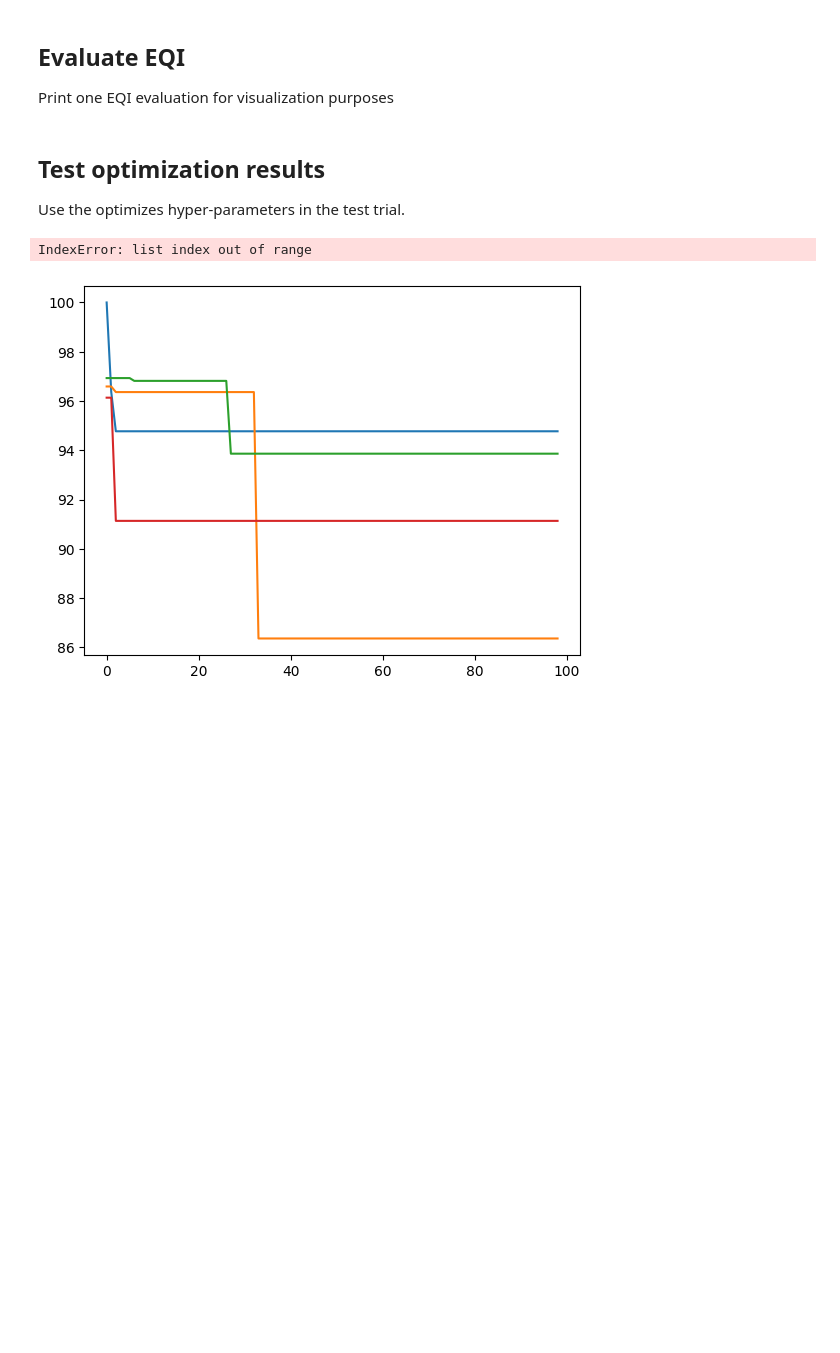
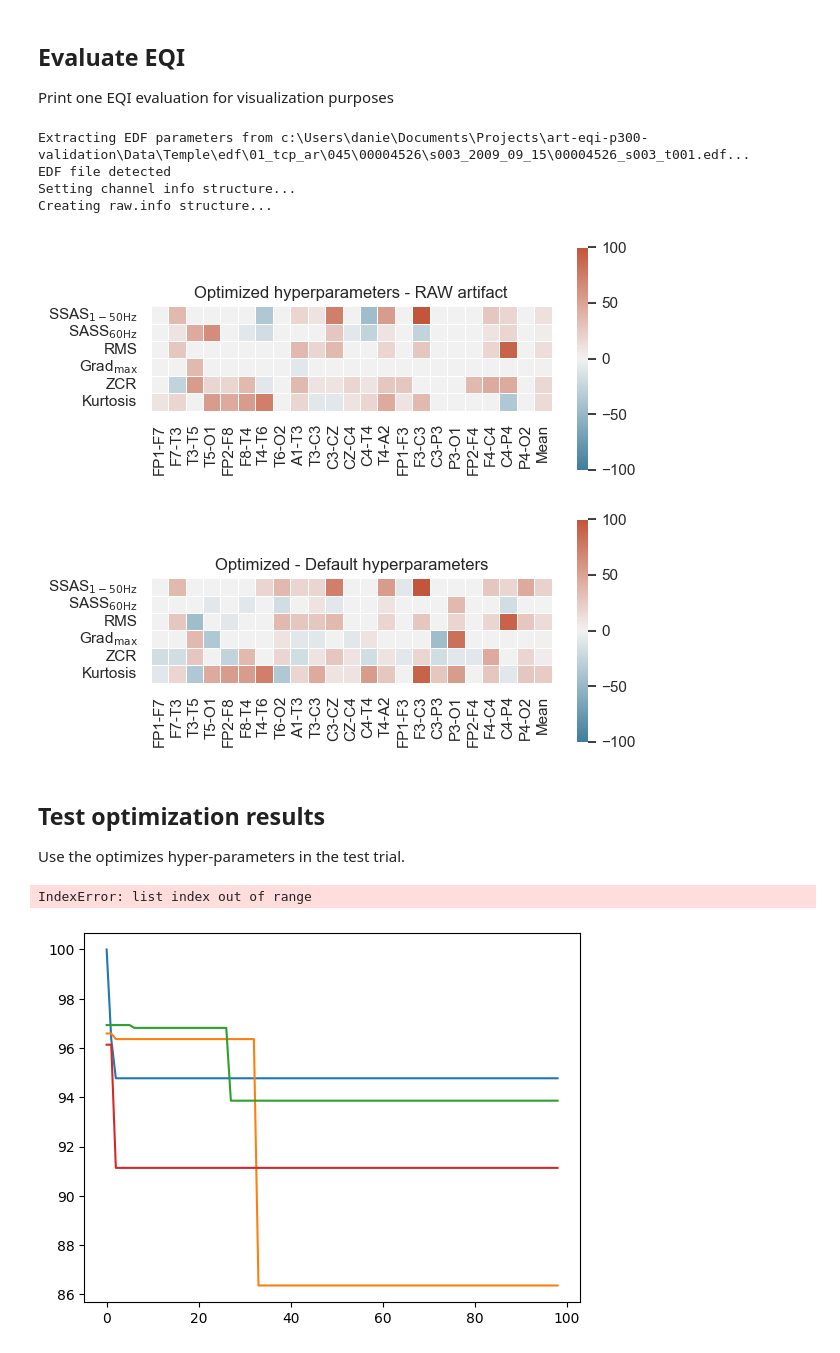
Before and after one commit to danielcomaduran/art-eqi-validation, a Jupyter notebook: heuristic_search.ipynb, the cells around one changed output. Saved outputs shown, nothing was run; the diff lists cells and outputs as text; code cells hidden in the pictures; blank space fills up the shorter version.

```diff
--- a/heuristic_search.ipynb
+++ b/heuristic_search.ipynb
@@ -462,17 +499,58 @@ Passing `palette` without assigning `hue` is deprecated and will be removed in v
 ## Evaluate EQI
 
 Print one EQI evaluation for visualization purposes
-# %%
-raw_eqi = eqi.scoring(
-    clean_eeg = clean_avg[subset_chans,:],
-    test_eeg = test_artifact_data,
-    srate_clean = temple.srate,
-    srate_test = temple.srate,
-    window = int(temple.srate),
-    slide =  int(temple.srate // 10)
-)[1]
-
-eqi.heatmap(raw_eqi, subset_chans, title="Clean")
+# %%
+# Settings
+plot_eqi = True
+file = 4
+
+if (plot_eqi):
+    temp_result = list(results.items())[file][1]
+    itest = temp_result["test_artifacts"][0]
+    optimized_eqi = np.array(temp_result["optimized_eqi"])
+    raw_eqi = np.array(temp_result["raw_eqi"])
+    default_eqi = np.array(temp_result["default_eqi"])
+
+    # Import data file
+    temple = TempleData(temp_result["file_path"])
+
+    # Get artifact data
+    artifacts_file = fr"Data\\Temple\\csv\\labels_{temple.montage_type}.csv"
+    # artifacts_file = fr"/home/araz/Downloads/Araz/csv/labels_{temple.montage_type}.csv"
+    temple.get_artifacts_from_csv(artifacts_file)
+
+    [artifacts_chans, artifacts_data] = temple.get_artifact_type_data(
+        artifact_type = artifact_type,
+        window_length = window_length,
+        )
+
+    subset_chans = [chan for chan in artifacts_chans[itest] if chan in temple.ch_names]
+
+
+    # eqi.heatmap(raw_eqi, chans=subset_chans, title="RAW EQI")
+    # eqi.heatmap(default_eqi, chans=subset_chans, title="Default EQI")
+    # eqi.heatmap(optimized_eqi, chans=subset_chans, title="Optimized EQI")
+
+    eqi.heatmap(
+        optimized_eqi - raw_eqi,
+        chans = subset_chans,
+        title = "Optimized hyperparameters - RAW artifact",
+        save_name = "optimized-raw.svg"
+        )
+
+    eqi.heatmap(
+        optimized_eqi - default_eqi,
+        chans = subset_chans,
+        title = "Optimized - Default hyperparameters",
+        save_name = "optimized-default.svg"
+        )
+# %% [output]
+Extracting EDF parameters from c:\Users\danie\Documents\Projects\art-eqi-p300-validation\Data\Temple\edf\01_tcp_ar\045\00004526\s003_2009_09_15\00004526_s003_t001.edf...
+EDF file detected
+Setting channel info structure...
+Creating raw.info structure...
+[figure, added]
+[figure, added]
 # %% [markdown]
 ## Test optimization results
 
```
Also changed, not shown: parts of 6 cells of this notebook.
